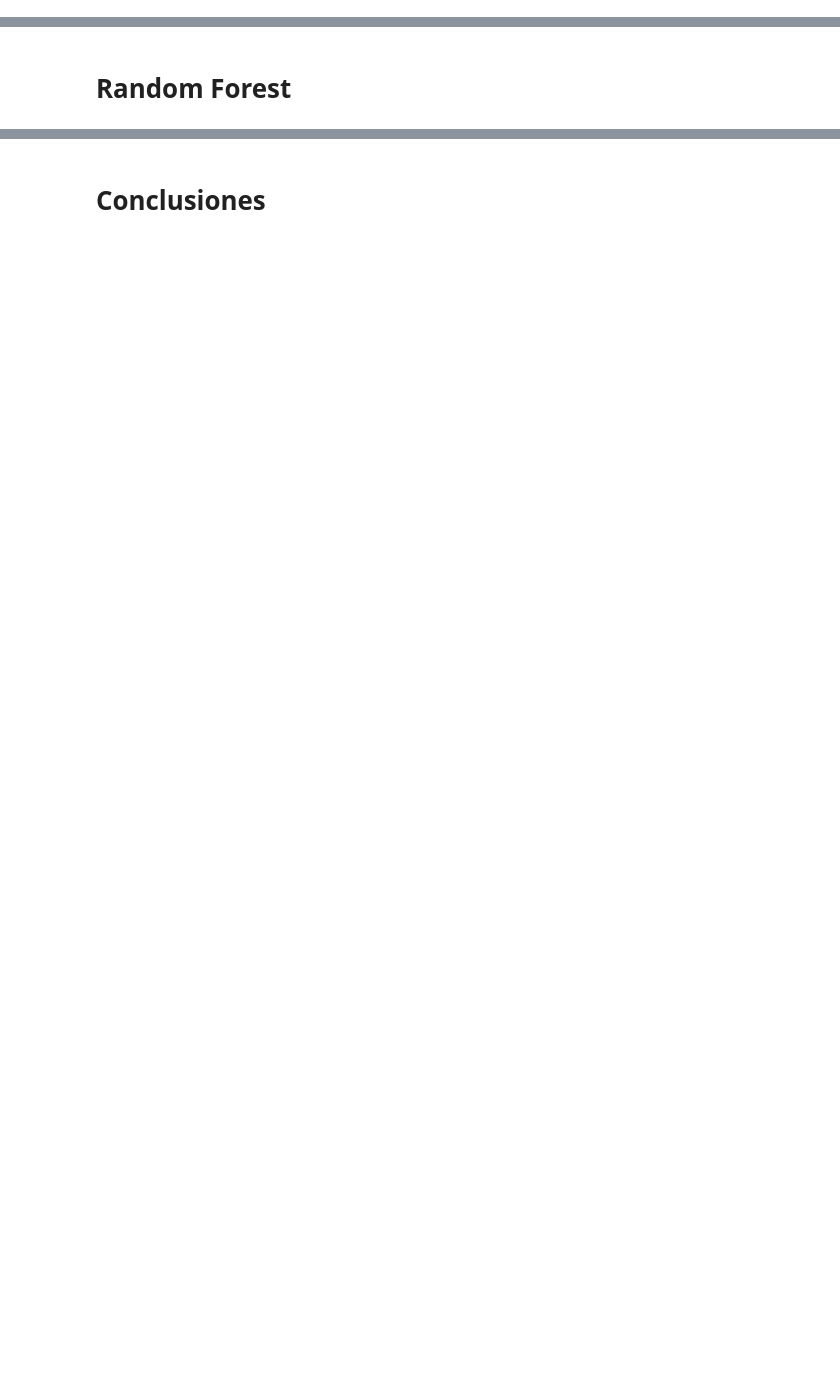
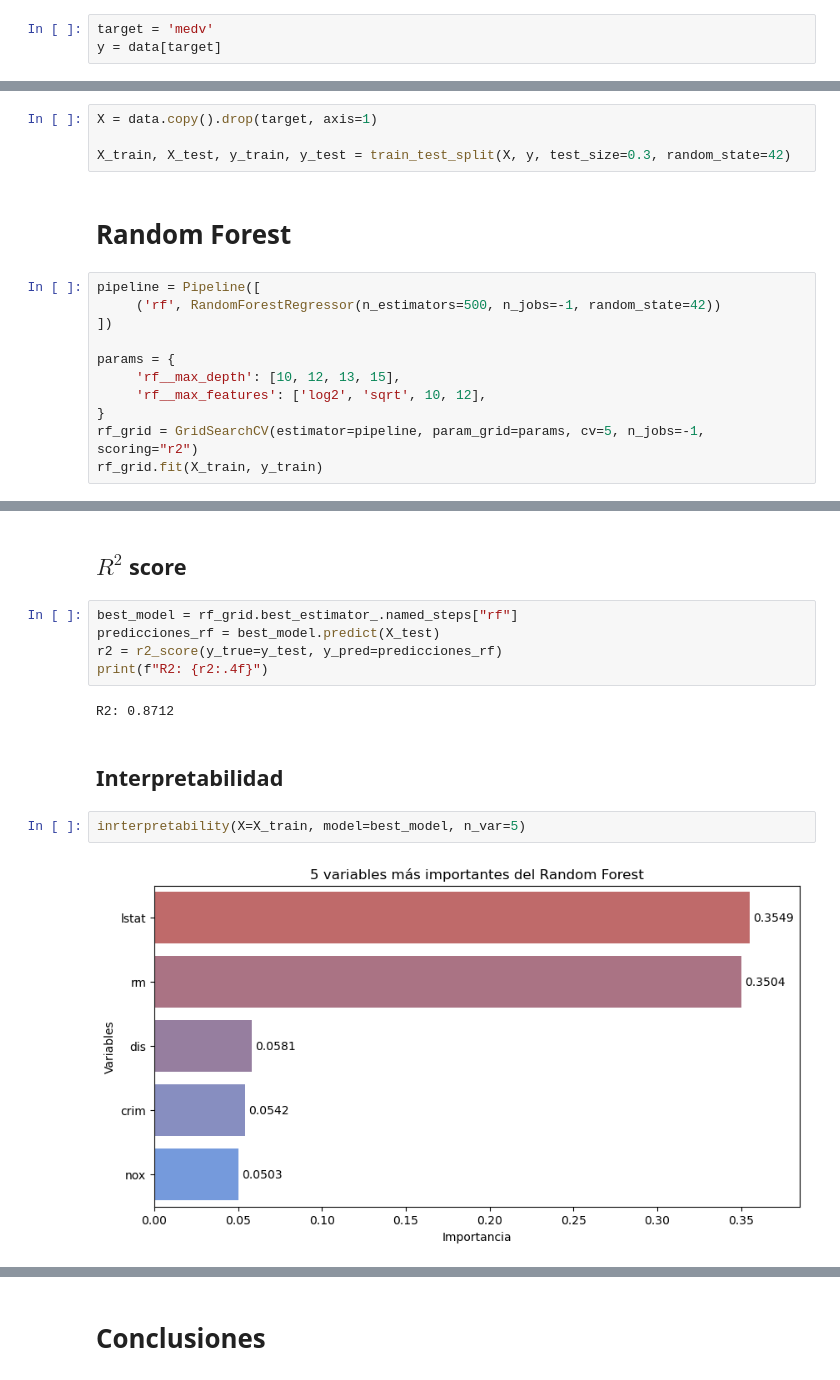
Before and after one commit to zayo1511/LabAprEst, a Jupyter notebook: Parcial3/TareaRandomForest.ipynb, the cells around one changed output, grey strips where cells are left out. Drawn from its saved outputs; the diff is of its cells as text; blank space fills up the shorter version.

```diff
--- a/Parcial3/TareaRandomForest.ipynb
+++ b/Parcial3/TareaRandomForest.ipynb
@@ -11,6 +78,24 @@ Diego Lozoya Morales | 745345
 # %% [markdown]
 ## Variable dependiente
+# %%
+target = 'medv'
+y = data[target]
 # %% [markdown]
 # Cross Validation
+# %%
+X = data.copy().drop(target, axis=1)
+
+X_train, X_test, y_train, y_test = train_test_split(X, y, test_size=0.3, random_state=42)
 # %% [markdown]
 # Random Forest
+# %%
+pipeline = Pipeline([
+     ('rf', RandomForestRegressor(n_estimators=500, n_jobs=-1, random_state=42))
+])
+
+params = {
+     'rf__max_depth': [10, 12, 13, 15],
+     'rf__max_features': ['log2', 'sqrt', 10, 12],
+}
+rf_grid = GridSearchCV(estimator=pipeline, param_grid=params, cv=5, n_jobs=-1, scoring="r2")
+rf_grid.fit(X_train, y_train)
@@ -16,0 +116,15 @@ Diego Lozoya Morales | 745345
+# %% [markdown]
+## $R^2$ score
+# %%
+best_model = rf_grid.best_estimator_.named_steps["rf"]
+predicciones_rf = best_model.predict(X_test)
+r2 = r2_score(y_true=y_test, y_pred=predicciones_rf)
+print(f"R2: {r2:.4f}")
+# %% [output]
+R2: 0.8712
+# %% [markdown]
+## Interpretabilidad
+# %%
+inrterpretability(X=X_train, model=best_model, n_var=5)
+# %% [output]
+[figure, added]
```
Also changed, not shown: parts of 7 cells of this notebook.
